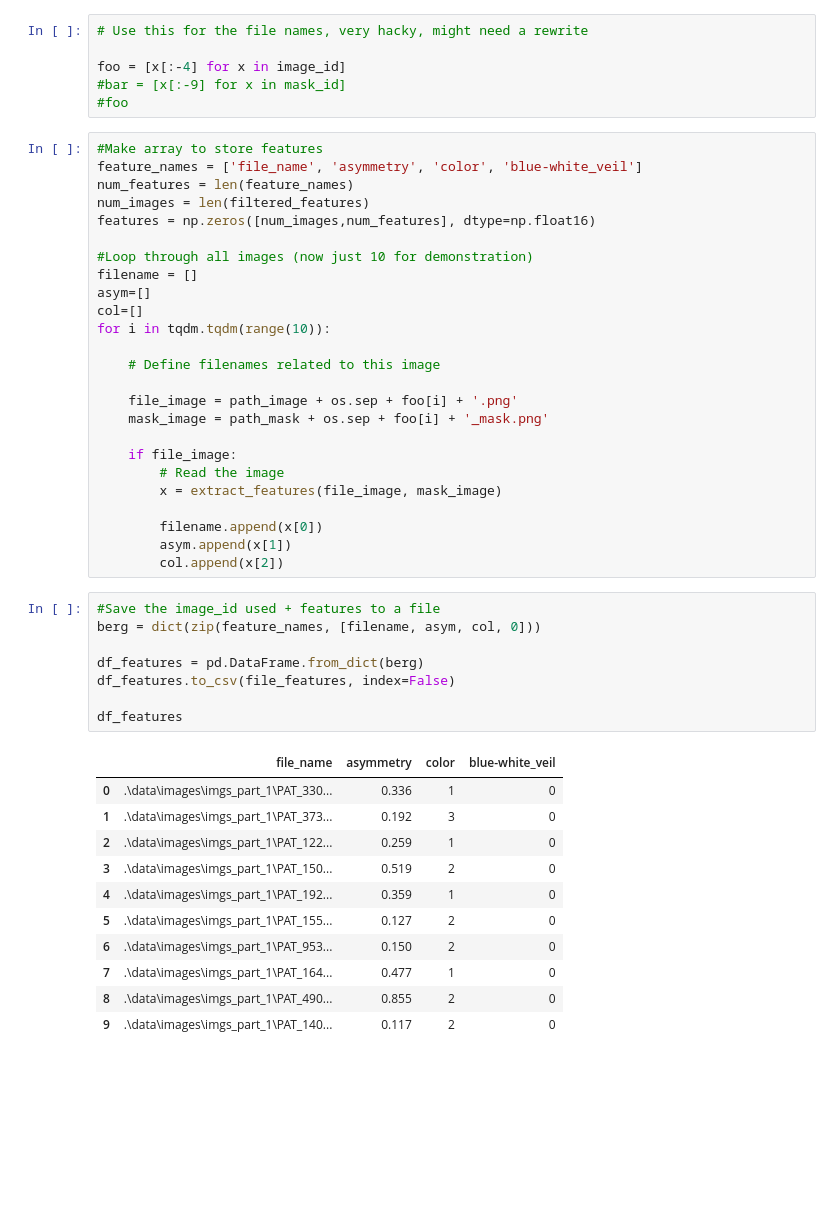
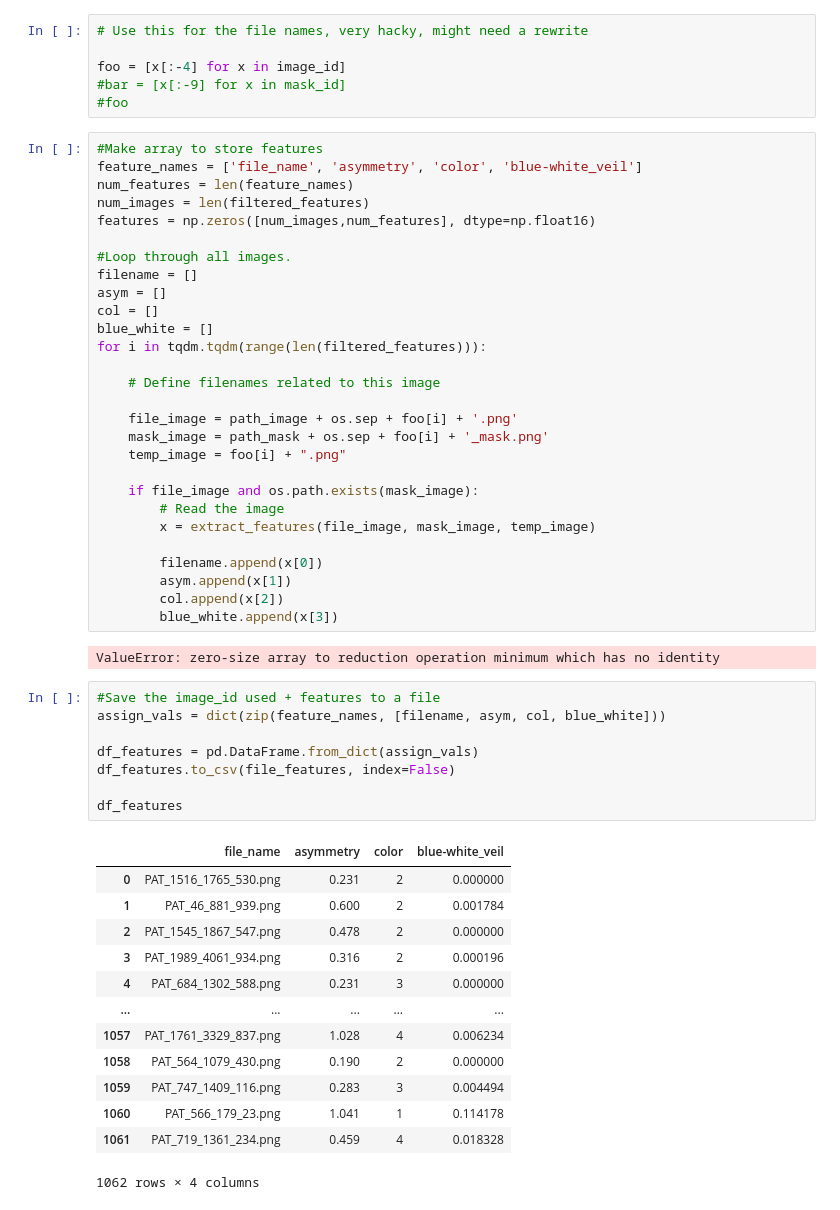
Before and after one commit to poopiboi/Iguana_PIDS, a Jupyter notebook: project_skibidi_sample/01_feature_extraction.ipynb, the cells around one changed output. Saved outputs shown, nothing was run; the diff lists cells and outputs as text; blank space fills up the shorter version.

```diff
--- a/project_skibidi_sample/01_feature_extraction.ipynb
+++ b/project_skibidi_sample/01_feature_extraction.ipynb
@@ -75,41 +111,48 @@ num_features = len(feature_names)
 num_images = len(filtered_features)
 features = np.zeros([num_images,num_features], dtype=np.float16)
 
-#Loop through all images (now just 10 for demonstration)
+#Loop through all images.
 filename = []
-asym=[]
-col=[]
-for i in tqdm.tqdm(range(10)):
+asym = []
+col = []
+blue_white = []
+for i in tqdm.tqdm(range(len(filtered_features))):
 
     # Define filenames related to this image
 
     file_image = path_image + os.sep + foo[i] + '.png'
     mask_image = path_mask + os.sep + foo[i] + '_mask.png'
+    temp_image = foo[i] + ".png"
 
-    if file_image:
+    if file_image and os.path.exists(mask_image):
         # Read the image
-        x = extract_features(file_image, mask_image)
+        x = extract_features(file_image, mask_image, temp_image)
 
         filename.append(x[0])
         asym.append(x[1])
         col.append(x[2])
+        blue_white.append(x[3])
+# %% [output]
+ValueError: zero-size array to reduction operation minimum which has no identity
 # %%
 #Save the image_id used + features to a file
-berg = dict(zip(feature_names, [filename, asym, col, 0]))
+assign_vals = dict(zip(feature_names, [filename, asym, col, blue_white]))
 
-df_features = pd.DataFrame.from_dict(berg)
+df_features = pd.DataFrame.from_dict(assign_vals)
 df_features.to_csv(file_features, index=False)
 
 df_features
 # %% [output]
 |  | file_name | asymmetry | color | blue-white_veil |
-| 0 | .\data\images\imgs_part_1\PAT_330... | 0.336 | 1 | 0 |
-| 1 | .\data\images\imgs_part_1\PAT_373... | 0.192 | 3 | 0 |
-| 2 | .\data\images\imgs_part_1\PAT_122... | 0.259 | 1 | 0 |
-| 3 | .\data\images\imgs_part_1\PAT_150... | 0.519 | 2 | 0 |
-| 4 | .\data\images\imgs_part_1\PAT_192... | 0.359 | 1 | 0 |
-| 5 | .\data\images\imgs_part_1\PAT_155... | 0.127 | 2 | 0 |
-| 6 | .\data\images\imgs_part_1\PAT_953... | 0.150 | 2 | 0 |
-| 7 | .\data\images\imgs_part_1\PAT_164... | 0.477 | 1 | 0 |
-| 8 | .\data\images\imgs_part_1\PAT_490... | 0.855 | 2 | 0 |
-| 9 | .\data\images\imgs_part_1\PAT_140... | 0.117 | 2 | 0 |
+| 0 | PAT_1516_1765_530.png | 0.231 | 2 | 0.000000 |
+| 1 | PAT_46_881_939.png | 0.600 | 2 | 0.001784 |
+| 2 | PAT_1545_1867_547.png | 0.478 | 2 | 0.000000 |
+| 3 | PAT_1989_4061_934.png | 0.316 | 2 | 0.000196 |
+| 4 | PAT_684_1302_588.png | 0.231 | 3 | 0.000000 |
+| ... | ... | ... | ... | ... |
+| 1057 | PAT_1761_3329_837.png | 1.028 | 4 | 0.006234 |
+| 1058 | PAT_564_1079_430.png | 0.190 | 2 | 0.000000 |
+| 1059 | PAT_747_1409_116.png | 0.283 | 3 | 0.004494 |
+| 1060 | PAT_566_179_23.png | 1.041 | 1 | 0.114178 |
+| 1061 | PAT_719_1361_234.png | 0.459 | 4 | 0.018328 |
+1062 rows × 4 columns
```
Also changed, not shown: parts of 3 cells of this notebook, 4 other files.
